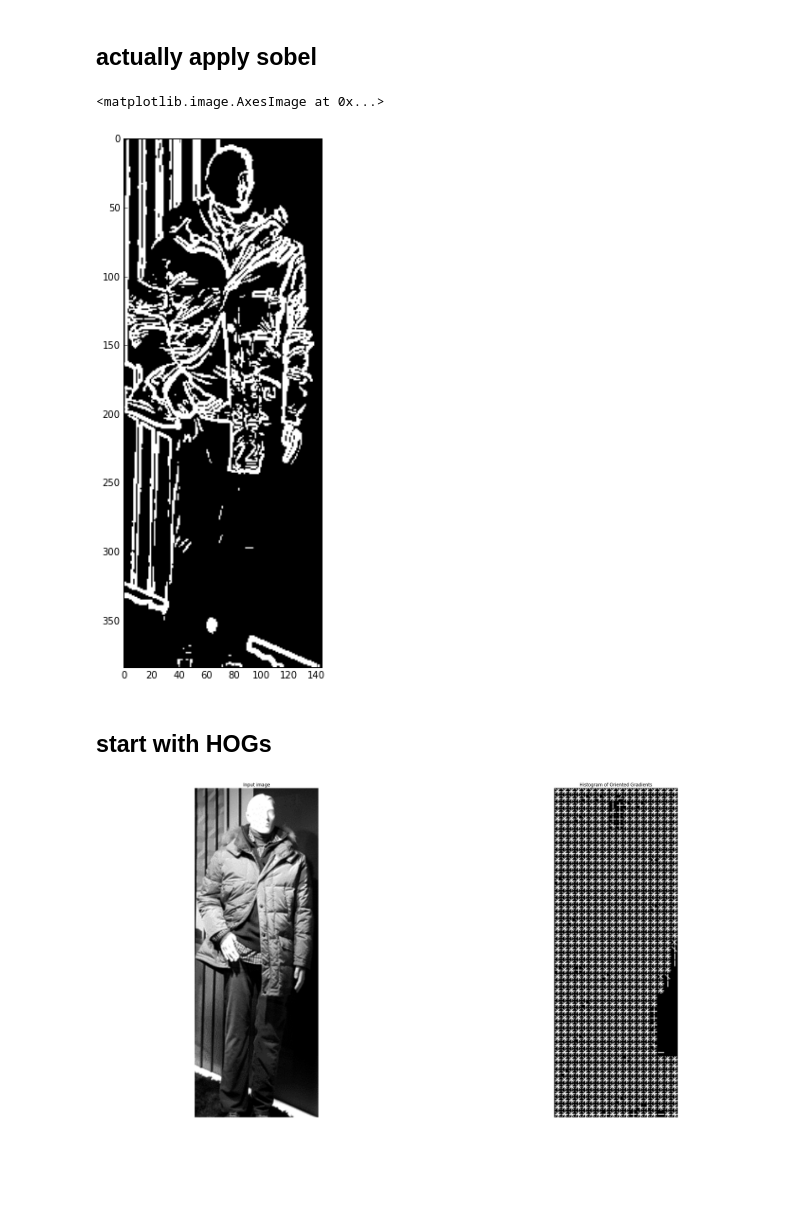
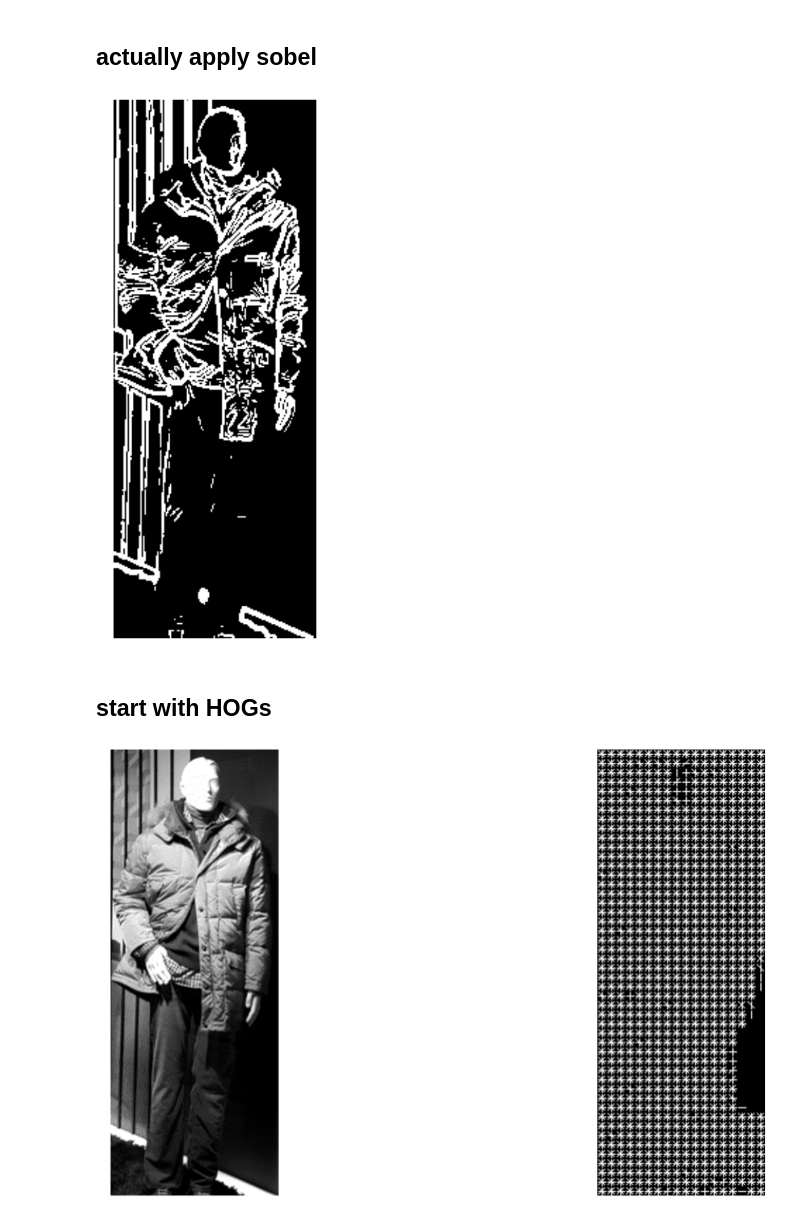
Before and after one commit to justayak/computer_vision_ws2015, a Jupyter notebook: u05/HOGs.ipynb, the cells around one changed output. Saved outputs shown, nothing was run; the diff lists cells and outputs as text; code cells hidden in the pictures; blank space fills up the shorter version.

Commit message:
paint func

```diff
--- a/u05/HOGs.ipynb
+++ b/u05/HOGs.ipynb
@@ -26,6 +26,31 @@ plt.imshow(people2)
 [figure]
 # %% [markdown]
 ## Sobel filter edge detection
+# %%
+# DRAW FUNC
+def paint_mats(mats):
+    cols = len(mats)
+
+    fig, axs = plt.subplots(
+    1,
+    cols,
+    figsize=(32, 16),
+    sharex=True,
+    sharey=True)
+
+    i = 0
+    try:
+        for ax in axs:
+            ax.axis('off')
+            ax.imshow(mats[i], cmap=plt.cm.gray)
+            ax.set_adjustable('box-forced')
+            i += 1
+    except:
+        axs.axis('off')
+        axs.imshow(mats[i], cmap=plt.cm.gray)
+        axs.set_adjustable('box-forced')
+
+    plt.show()
 # %%
 # Sobel
 import scipy.ndimage.filters as filters
@@ -59,16 +84,14 @@ ax2.axis('off')
 # %%
 sobelx2 = np.multiply(sobelx, sobelx)
 sobely2 = np.multiply(sobely, sobely)
 
 Sob = np.sqrt(np.add(sobelx2, sobely2))
 
 Sob = np.greater(Sob, 140).astype(int)
 
-plt.figure(figsize=(10, 10))
-plt.imshow(Sob, cmap=plt.get_cmap('gray'))
+paint_mats([Sob])
 # %% [output]
-<matplotlib.image.AxesImage at 0x...>
-[figure, old version]
+[figure, new version]
 # %% [markdown]
 ## start with HOGs
 # %%
@@ -83,28 +106,9 @@ fd, hog_image = hog(
     pixels_per_cell=(8, 8),
     cells_per_block=(2, 2), visualise=True)
 
-fig, (ax1, ax2) = plt.subplots(
-    1,
-    2,
-    figsize=(32, 16),
-    sharex=True,
-    sharey=True)
-
-ax1.axis('off')
-ax1.imshow(image, cmap=plt.cm.gray)
-ax1.set_title('Input image')
-ax1.set_adjustable('box-forced')
-
-# Rescale histogram for better display
-hog_image_rescaled = exposure.rescale_intensity(hog_image, in_range=(0, 0.02))
-
-ax2.axis('off')
-ax2.imshow(hog_image_rescaled, cmap=plt.cm.gray)
-ax2.set_title('Histogram of Oriented Gradients')
-ax1.set_adjustable('box-forced')
-plt.show()
+paint_mats([image, hog_image_rescaled])
 # %% [output]
-[figure, old version]
+[figure, new version]
 # %%
 import scipy.ndimage as ndimage
 
```
Also changed, not shown: parts of 2 cells of this notebook.
